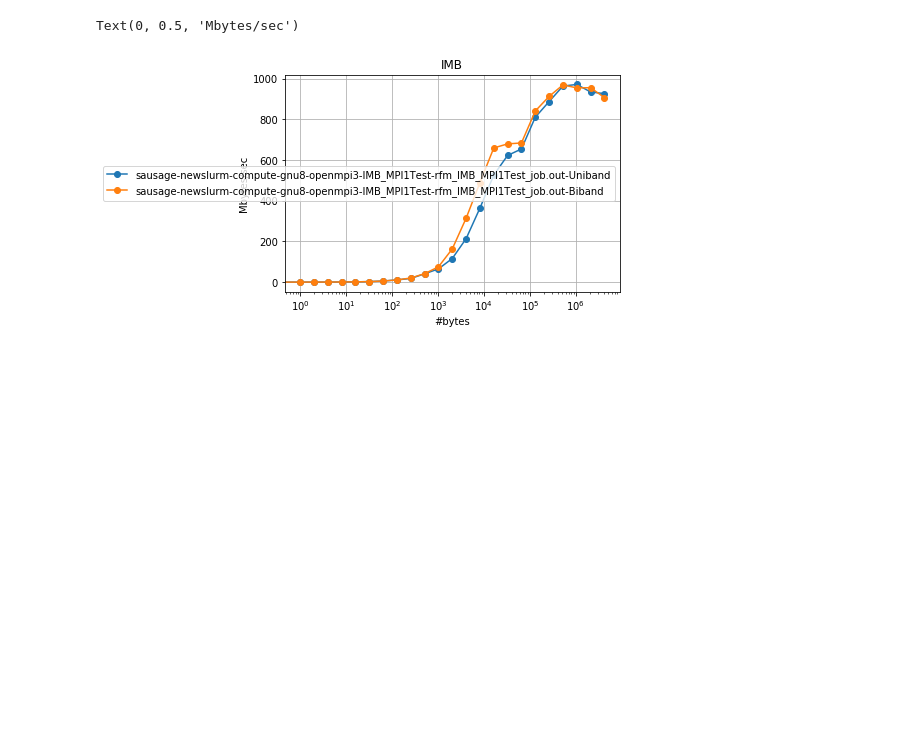
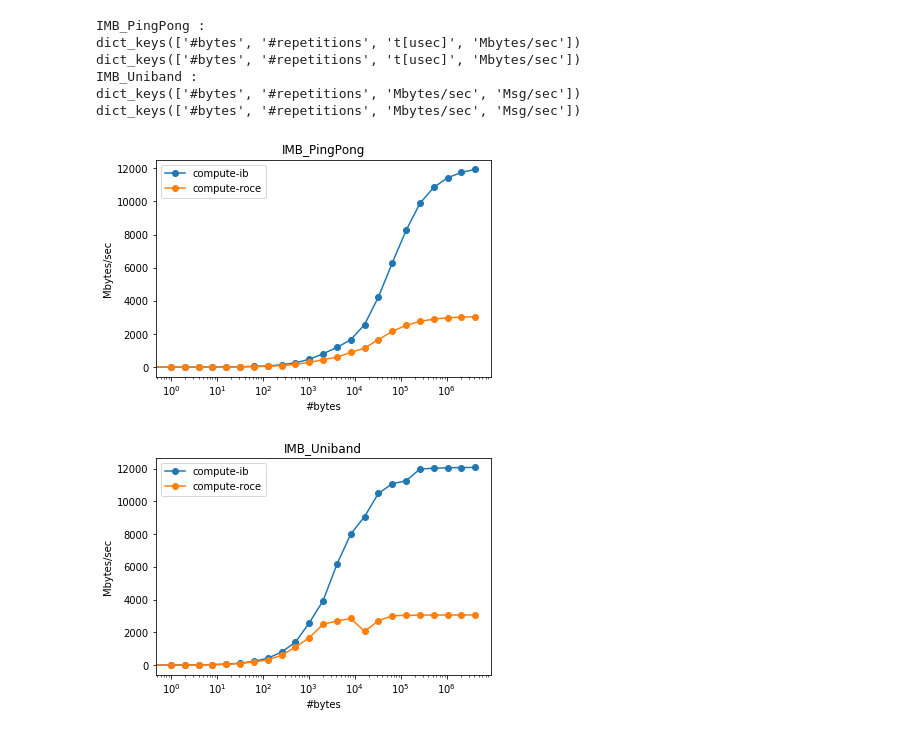
Before and after one commit to ukri-excalibur/excalibur-tests, a Jupyter notebook: imb-2018.1/IMB.ipynb, the cells around one changed output. Saved outputs shown, nothing was run; the diff lists cells and outputs as text; code cells hidden in the pictures; blank space fills up the shorter version.

Commit message:
IMB notebook: automated, grouped plotting

```diff
--- a/imb-2018.1/IMB.ipynb
+++ b/imb-2018.1/IMB.ipynb
@@ -93,0 +104,15 @@ pprint(results)
+# %%
+# Group results by *testname*
+
+test_results = {} # key: test name
+
+for resultfile in results:
+    for benchmark, result in resultfile.items():
+        testname = result['meta']['testname']
+    cases = test_results.setdefault(testname, [])
+    cases.append(result)
+
+for test, cases in test_results.items():
+    print(test, ':')
+    for c in cases:
+        pprint(c['meta'])
@@ -94,22 +167,35 @@ pprint(results)
 # %%
-# Plotting
+# Plotting:
+# TODO: generate one plot per TEST, with a-vs-b comparisons for all cases of that test
 
 %matplotlib inline
 import matplotlib.pyplot as plt
 
-for run in results:
-    for case in run: # e.g. Uniband
-        if case in ('meta', 'file'): # TODO: be nice to get rid of this!
-            continue
-        data = run[case]['data']
-        label = '-'.join(list(run['meta'].values()) + [case])
+# TODO: add latency for pingpong
+
+for test, cases in test_results.items():
+    print(test, ':')
+    common, differences = diff_meta(cases)
+    plt.figure()
+    for ix, case in enumerate(cases):
+        data = case['data']
+        unique_meta = differences[ix]
+        label = '-'.join(list(unique_meta.values()))
+        print(data.keys())
         plt.plot(data['#bytes'], data['Mbytes/sec'], 'o-', label=label)
-plt.grid()
-plt.title('IMB')
-plt.legend()
-plt.xscale('log')
-plt.xlabel('#bytes')
-plt.ylabel('Mbytes/sec')
+
+        plt.grid()
+        plt.title(test)
+        plt.legend()
+        plt.xscale('log')
+        plt.xlabel('#bytes')
+        plt.ylabel('Mbytes/sec')
 # %% [output]
-Text(0, 0.5, 'Mbytes/sec')
+IMB_PingPong :
+dict_keys(['#bytes', '#repetitions', 't[usec]', 'Mbytes/sec'])
+dict_keys(['#bytes', '#repetitions', 't[usec]', 'Mbytes/sec'])
+IMB_Uniband :
+dict_keys(['#bytes', '#repetitions', 'Mbytes/sec', 'Msg/sec'])
+dict_keys(['#bytes', '#repetitions', 'Mbytes/sec', 'Msg/sec'])
-[figure, old version]
+[figure, new version]
+[figure, added]
```
Also changed, not shown: parts of 5 cells of this notebook.
